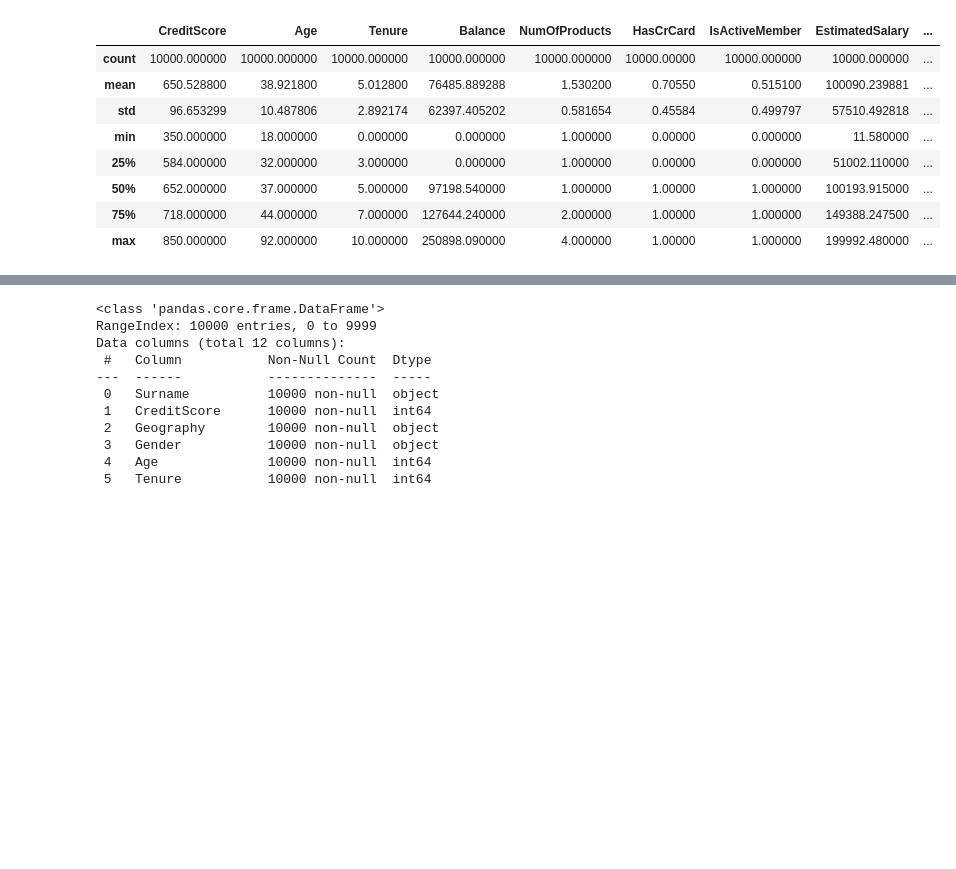
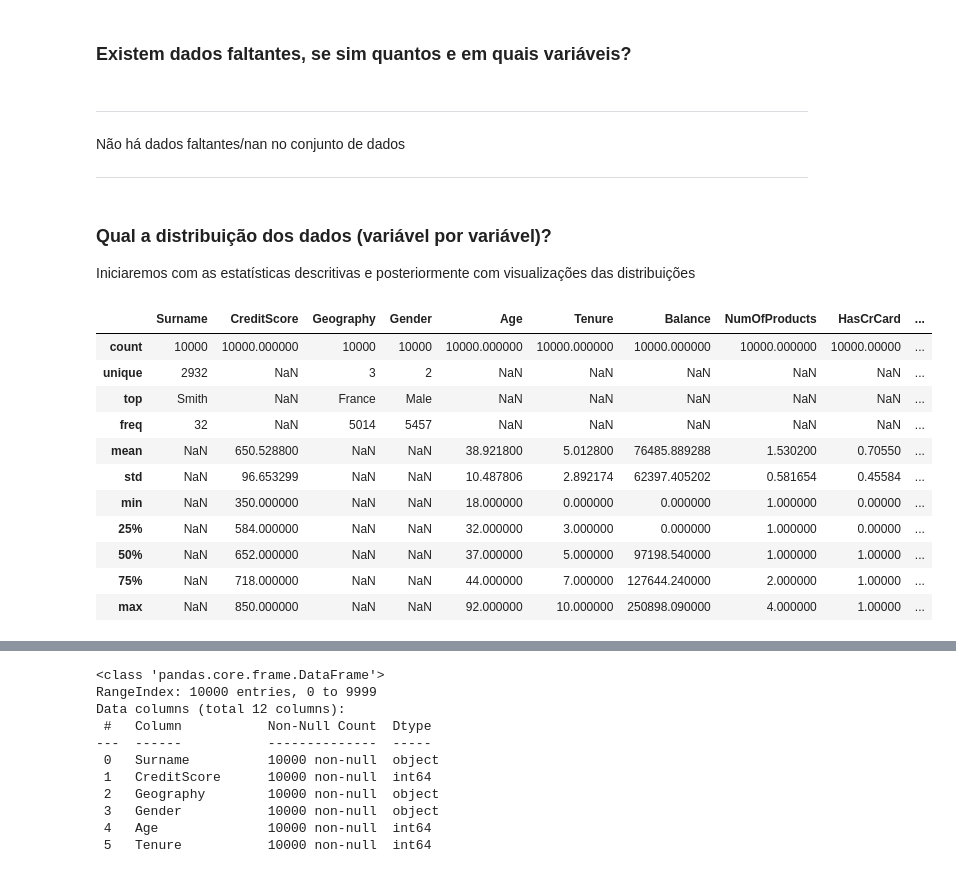
Before and after one commit to atlantico-academy/d20-dragons, a Jupyter notebook: notebooks/churns.ipynb, the cells around one changed output, grey strips where cells are left out. Saved outputs shown, nothing was run; the diff lists cells and outputs as text; code cells hidden in the pictures; blank space fills up the shorter version.

```diff
--- a/notebooks/churns.ipynb
+++ b/notebooks/churns.ipynb
@@ -13,3 +15,3 @@ import plotly.express as px
 # %%
-df = pd.read_csv('Churn_Modelling.csv')
-df = df.drop(['RowNumber', 'CustomerId'], axis=1)
+df = pd.read_csv('../data/raw/Churn_Modelling.csv')
+df.shape
@@ -30,12 +94,45 @@ df.head(10)
+# %% [markdown]
+### Existem dados faltantes, se sim quantos e em quais variáveis?
+# %%
+number_of_na_by_column = df.isnull().sum().loc[lambda x: x > 0]
+number_of_na_rows = df.isnull().any(axis=1).sum()
+
+if number_of_na_rows > 0 and number_of_na_rows > 0:
+    display(number_of_na_by_column)
+    display(Markdown(
+        "---\n"
+        f"A partir dessa informação sabemos que as variáveis `{number_of_na_by_column.axes[0].to_list()}`"
+        f"contém valores faltantes. Além disso sabemos que temos `{number_of_na_rows}` linhas com valores faltantes."
+        "As próximas análises aqui serão realizadas sem considerar os dados faltantes"
+        "\n\n ---"
+    ))
+else:
+    display(Markdown("---\n"
+                     "Não há dados faltantes/nan no conjunto de dados"
+                     "\n\n---"))
+
+df.dropna(inplace=True)
+# %% [output]
+---
+Não há dados faltantes/nan no conjunto de dados
+
+---
+# %% [markdown]
+### Qual a distribuição dos dados (variável por variável)?
+
+Iniciaremos com as estatísticas descritivas e posteriormente com visualizações das distribuições
 # %%
-df.describe()
+df.describe(include='all')
 # %% [output]
-|  | CreditScore | Age | Tenure | Balance | NumOfProducts | HasCrCard | IsActiveMember | EstimatedSalary | ... |
-| count | 10000.000000 | 10000.000000 | 10000.000000 | 10000.000000 | 10000.000000 | 10000.00000 | 10000.000000 | 10000.000000 | ... |
-| mean | 650.528800 | 38.921800 | 5.012800 | 76485.889288 | 1.530200 | 0.70550 | 0.515100 | 100090.239881 | ... |
-| std | 96.653299 | 10.487806 | 2.892174 | 62397.405202 | 0.581654 | 0.45584 | 0.499797 | 57510.492818 | ... |
-| min | 350.000000 | 18.000000 | 0.000000 | 0.000000 | 1.000000 | 0.00000 | 0.000000 | 11.580000 | ... |
-| 25% | 584.000000 | 32.000000 | 3.000000 | 0.000000 | 1.000000 | 0.00000 | 0.000000 | 51002.110000 | ... |
-| 50% | 652.000000 | 37.000000 | 5.000000 | 97198.540000 | 1.000000 | 1.00000 | 1.000000 | 100193.915000 | ... |
-| 75% | 718.000000 | 44.000000 | 7.000000 | 127644.240000 | 2.000000 | 1.00000 | 1.000000 | 149388.247500 | ... |
-| max | 850.000000 | 92.000000 | 10.000000 | 250898.090000 | 4.000000 | 1.00000 | 1.000000 | 199992.480000 | ... |
+|  | Surname | CreditScore | Geography | Gender | Age | Tenure | Balance | NumOfProducts | HasCrCard | ... |
+| count | 10000 | 10000.000000 | 10000 | 10000 | 10000.000000 | 10000.000000 | 10000.000000 | 10000.000000 | 10000.00000 | ... |
+| unique | 2932 | NaN | 3 | 2 | NaN | NaN | NaN | NaN | NaN | ... |
+| top | Smith | NaN | France | Male | NaN | NaN | NaN | NaN | NaN | ... |
+| freq | 32 | NaN | 5014 | 5457 | NaN | NaN | NaN | NaN | NaN | ... |
+| mean | NaN | 650.528800 | NaN | NaN | 38.921800 | 5.012800 | 76485.889288 | 1.530200 | 0.70550 | ... |
+| std | NaN | 96.653299 | NaN | NaN | 10.487806 | 2.892174 | 62397.405202 | 0.581654 | 0.45584 | ... |
+| min | NaN | 350.000000 | NaN | NaN | 18.000000 | 0.000000 | 0.000000 | 1.000000 | 0.00000 | ... |
+| 25% | NaN | 584.000000 | NaN | NaN | 32.000000 | 3.000000 | 0.000000 | 1.000000 | 0.00000 | ... |
+| 50% | NaN | 652.000000 | NaN | NaN | 37.000000 | 5.000000 | 97198.540000 | 1.000000 | 1.00000 | ... |
+| 75% | NaN | 718.000000 | NaN | NaN | 44.000000 | 7.000000 | 127644.240000 | 2.000000 | 1.00000 | ... |
+| max | NaN | 850.000000 | NaN | NaN | 92.000000 | 10.000000 | 250898.090000 | 4.000000 | 1.00000 | ... |
```
Also changed, not shown: parts of 23 cells of this notebook, 5 other files.
